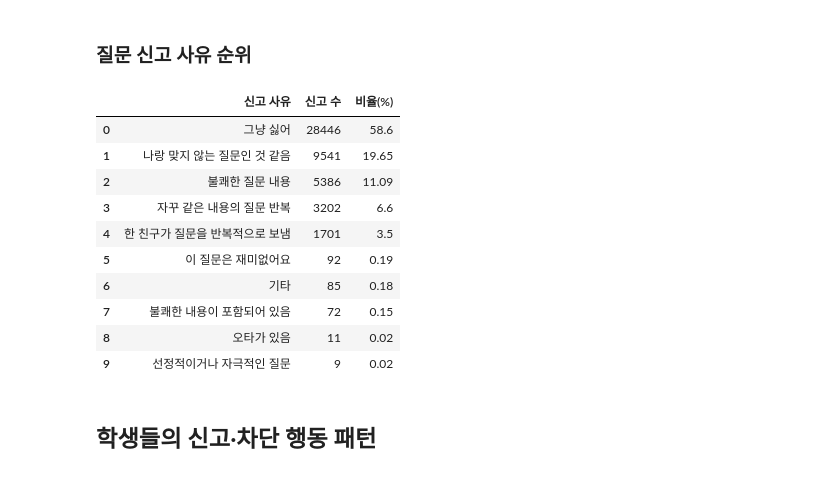
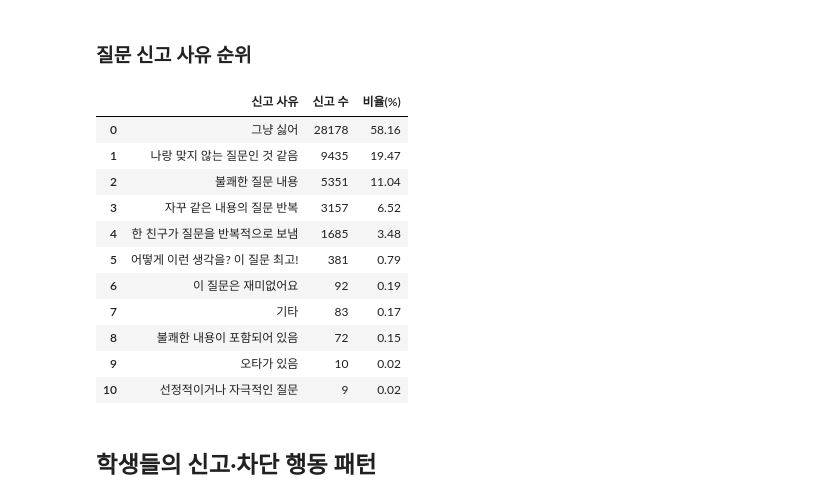
Before and after one commit to qet0506/codeit-sns-moderation, a Jupyter notebook: eda.ipynb, the cells around one changed output. Saved outputs shown, nothing was run; the diff lists cells and outputs as text; code cells hidden in the pictures.

```diff
--- a/eda.ipynb
+++ b/eda.ipynb
@@ -608,45 +635,43 @@ df_question_report_top10
 # %% [markdown]
 ### 질문 신고 사유 순위
 # %%
-# 긍정적 사유를 제외한 질문 신고 사유 순위
+# clean 기준 — 긍정 사유 포함
 reasons = (
-    df_questionreport["reason"]
+    df_questionreport_clean["reason"]
     .astype("string")
     .str.strip()
     .fillna("사유 미기재")
     .replace("", "사유 미기재")
 )
 
 df_question_report_reason_ranking = (
-    reasons.loc[
-        reasons.ne("어떻게 이런 생각을? 이 질문 최고!")
-    ]
-    .value_counts()
+    reasons.value_counts()
     .rename_axis("신고 사유")
     .reset_index(name="신고 수")
 )
 
 total_reports = df_question_report_reason_ranking["신고 수"].sum()
 
 df_question_report_reason_ranking["비율(%)"] = (
     df_question_report_reason_ranking["신고 수"]
     / total_reports * 100
     if total_reports else float("nan")
 )
 
 df_question_report_reason_ranking.round(2)
 # %% [output]
 |  | 신고 사유 | 신고 수 | 비율(%) |
-| 0 | 그냥 싫어 | 28446 | 58.6 |
-| 1 | 나랑 맞지 않는 질문인 것 같음 | 9541 | 19.65 |
-| 2 | 불쾌한 질문 내용 | 5386 | 11.09 |
-| 3 | 자꾸 같은 내용의 질문 반복 | 3202 | 6.6 |
-| 4 | 한 친구가 질문을 반복적으로 보냄 | 1701 | 3.5 |
-| 5 | 이 질문은 재미없어요 | 92 | 0.19 |
-| 6 | 기타 | 85 | 0.18 |
-| 7 | 불쾌한 내용이 포함되어 있음 | 72 | 0.15 |
-| 8 | 오타가 있음 | 11 | 0.02 |
-| 9 | 선정적이거나 자극적인 질문 | 9 | 0.02 |
+| 0 | 그냥 싫어 | 28178 | 58.16 |
+| 1 | 나랑 맞지 않는 질문인 것 같음 | 9435 | 19.47 |
+| 2 | 불쾌한 질문 내용 | 5351 | 11.04 |
+| 3 | 자꾸 같은 내용의 질문 반복 | 3157 | 6.52 |
+| 4 | 한 친구가 질문을 반복적으로 보냄 | 1685 | 3.48 |
+| 5 | 어떻게 이런 생각을? 이 질문 최고! | 381 | 0.79 |
+| 6 | 이 질문은 재미없어요 | 92 | 0.19 |
+| 7 | 기타 | 83 | 0.17 |
+| 8 | 불쾌한 내용이 포함되어 있음 | 72 | 0.15 |
+| 9 | 오타가 있음 | 10 | 0.02 |
+| 10 | 선정적이거나 자극적인 질문 | 9 | 0.02 |
 # %% [markdown]
 ## 학생들의 신고·차단 행동 패턴
 # %% [markdown]
```
Also changed, not shown: parts of 96 cells of this notebook.
